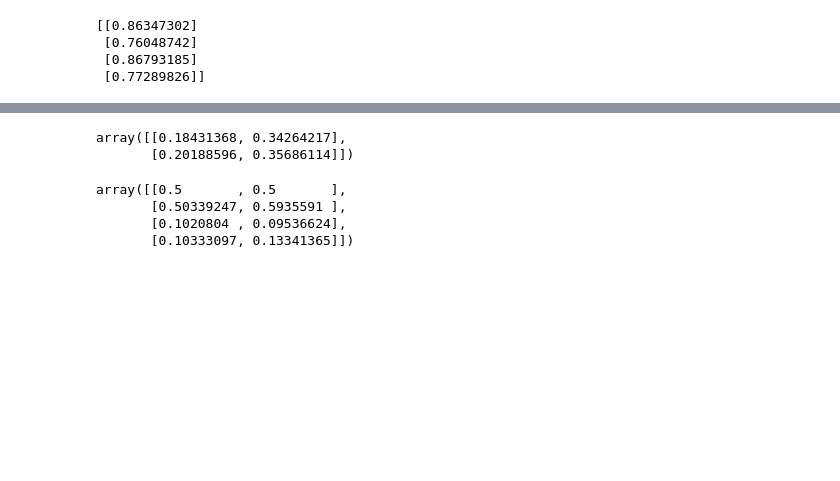
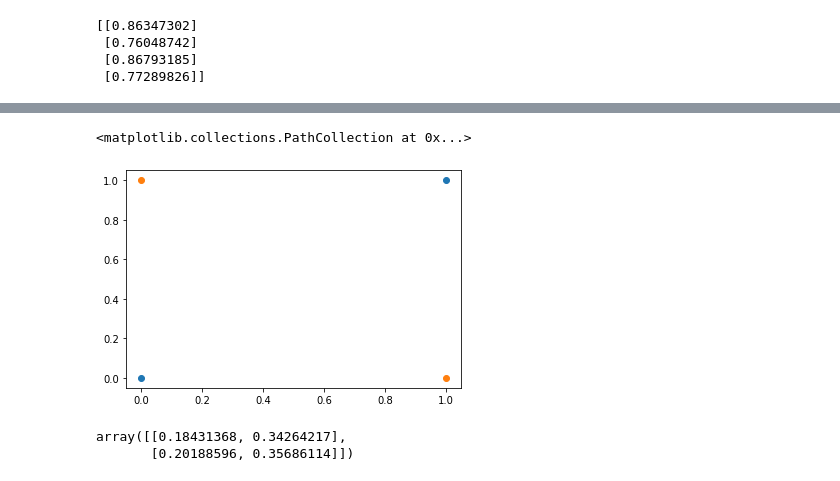
Before and after one commit to gluckt/complex_systems_lab1, a Jupyter notebook: Lab1.ipynb, the cells around one changed output, grey strips where cells are left out. Drawn from its saved outputs; the diff is of its cells as text; code cells hidden in the pictures; blank space fills up the shorter version.

```diff
--- a/Lab1.ipynb
+++ b/Lab1.ipynb
@@ -406,12 +399,14 @@ array([[0.04893616, 0.06580735],
+# %%
+%matplotlib inline
+XOR = pd.DataFrame({'x1': (0,0,1,1), 'x2': (0,1,0,1), 'y': (0,1,1,0)})
+
+plt.scatter([0,1],[0,1]);
+plt.scatter([0,1], [1,0]);
+# %% [output]
+<matplotlib.collections.PathCollection at 0x...>
+[figure, added]
 # %%
 g2
 # %% [output]
 array([[0.18431368, 0.34264217],
        [0.20188596, 0.35686114]])
-# %%
-z
-# %% [output]
-array([[0.5       , 0.5       ],
-       [0.50339247, 0.5935591 ],
-       [0.1020804 , 0.09536624],
-       [0.10333097, 0.13341365]])
```
Also changed, not shown: parts of 10 cells of this notebook.
